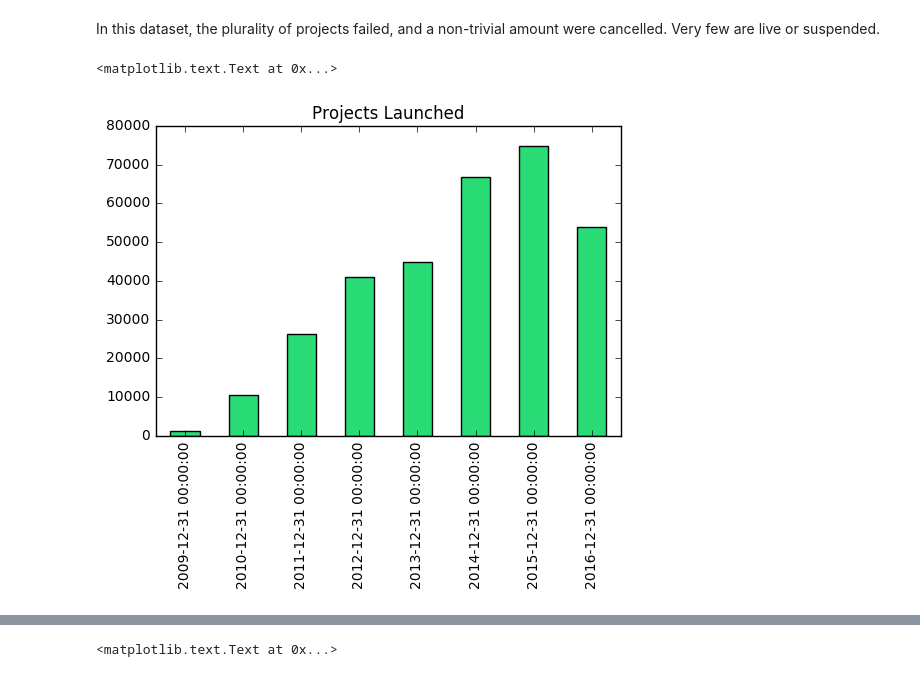
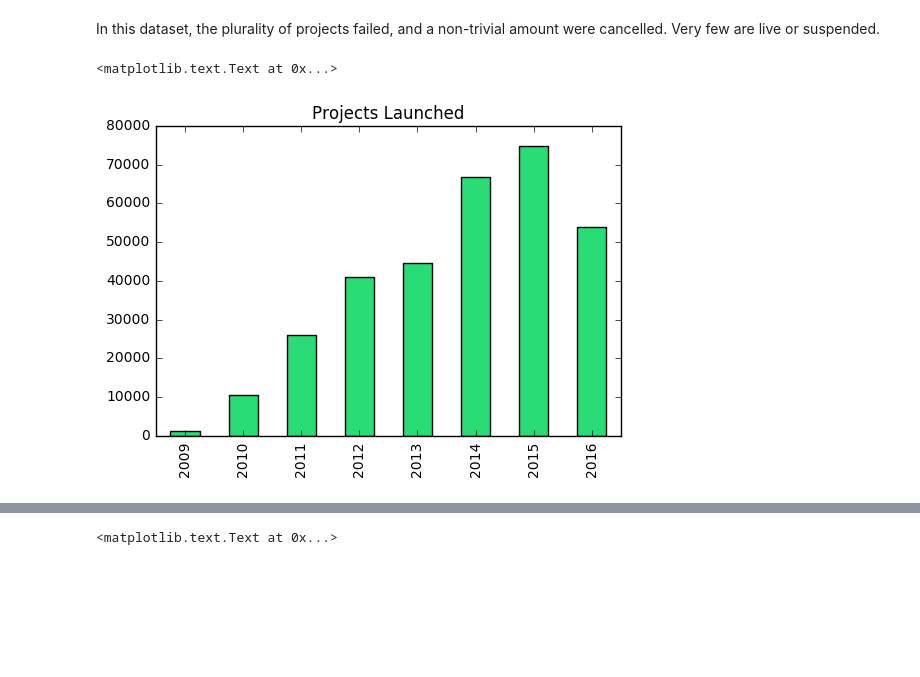
Before and after one commit to gagejustins/Kickstarter, a Jupyter notebook: kickstarter.ipynb, the cells around one changed output, grey strips where cells are left out. Drawn from its saved outputs; the diff is of its cells as text; code cells hidden in the pictures; blank space fills up the shorter version.

```diff
--- a/kickstarter.ipynb
+++ b/kickstarter.ipynb
@@ -101,11 +101,12 @@ In this dataset, the plurality of projects failed, and a non-trivial amount were
 # %%
 #Projects over time
 kickTime = kick.copy()
 kickTime.set_index('launched', inplace=True)
 grouped = kickTime.resample("A").agg({'ID': np.size})
+grouped.index = grouped.index.year
 grouped.iloc[len(grouped)-8:len(grouped)].plot(kind='bar', color='#2ADC75', legend=None)
 plt.title('Projects Launched')
 plt.xlabel('')
 # %% [output]
 <matplotlib.text.Text at 0x...>
-[figure, old version]
+[figure, new version]
```
Also changed, not shown: parts of 55 cells of this notebook.
